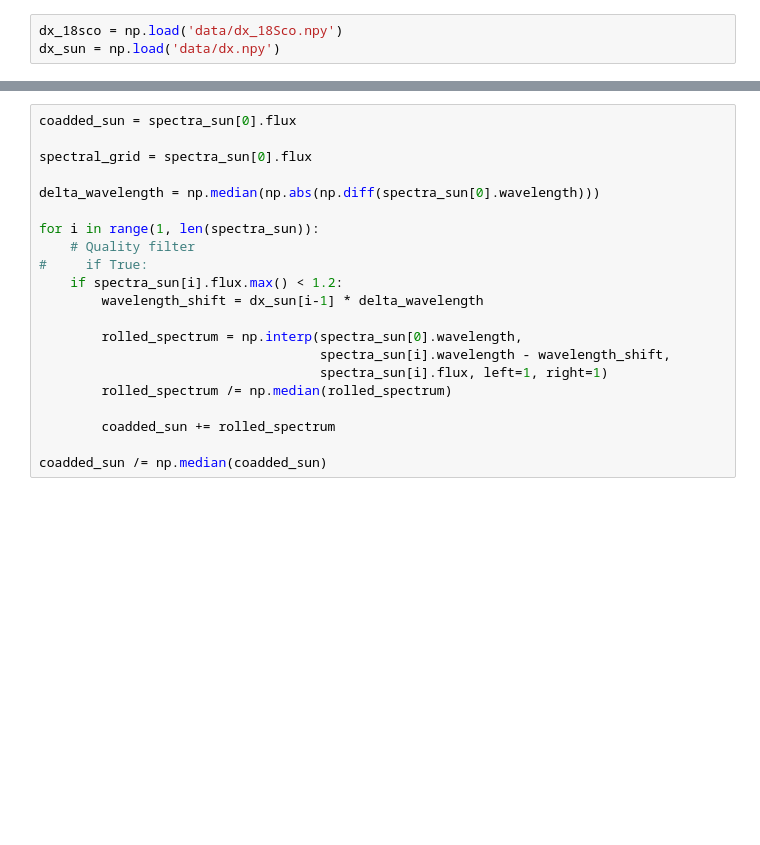
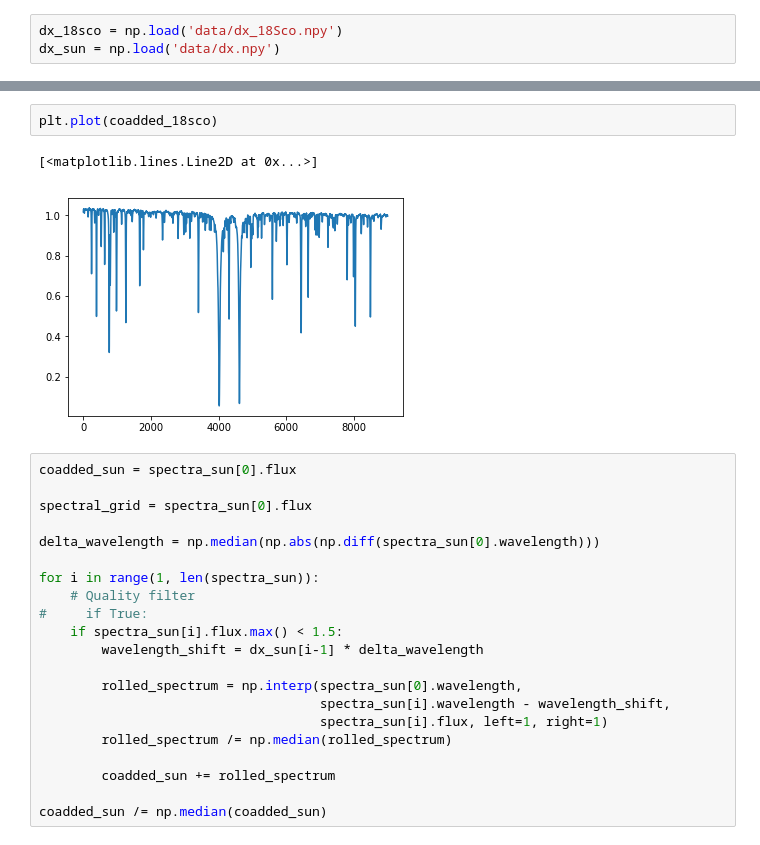
Before and after one commit to bmorris3/sharp, a Jupyter notebook: cnn/compare.ipynb, the cells around one changed output, grey strips where cells are left out. Drawn from its saved outputs; the diff is of its cells as text; blank space fills up the shorter version.

```diff
--- a/cnn/compare.ipynb
+++ b/cnn/compare.ipynb
@@ -53,6 +66,11 @@ for i in range(1, len(spectra_18sco)):
         coadded_18sco += rolled_spectrum
 
 coadded_18sco /= np.median(coadded_18sco)
+# %%
+plt.plot(coadded_18sco)
+# %% [output]
+[<matplotlib.lines.Line2D at 0x...>]
+[figure, added]
 # %%
 coadded_sun = spectra_sun[0].flux
 
@@ -63,7 +81,7 @@ delta_wavelength = np.median(np.abs(np.diff(spectra_sun[0].wavelength)))
 for i in range(1, len(spectra_sun)):
     # Quality filter
 #     if True:
-    if spectra_sun[i].flux.max() < 1.2:
+    if spectra_sun[i].flux.max() < 1.5:
         wavelength_shift = dx_sun[i-1] * delta_wavelength
 
         rolled_spectrum = np.interp(spectra_sun[0].wavelength,
```
Also changed, not shown: parts of 6 cells of this notebook, 5 other files.
